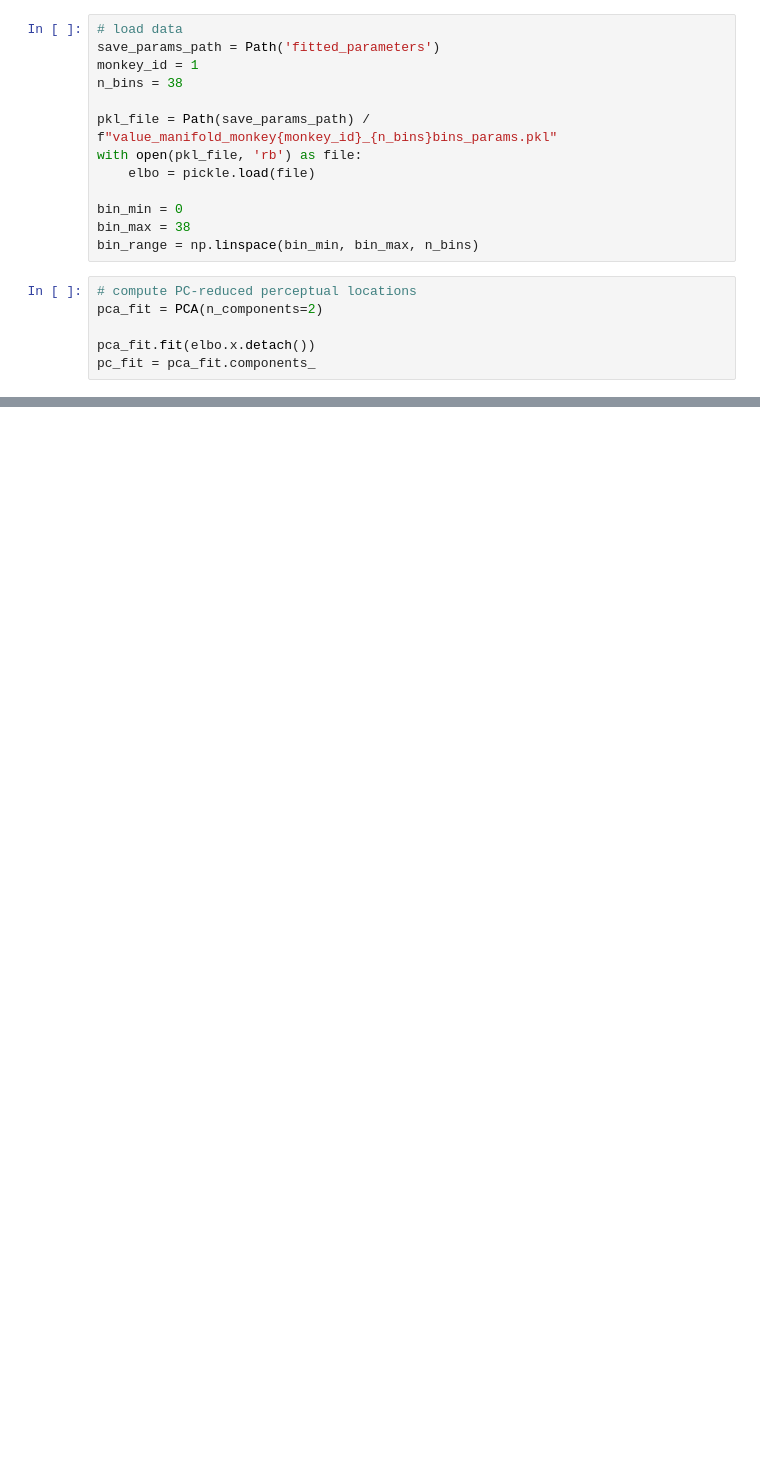
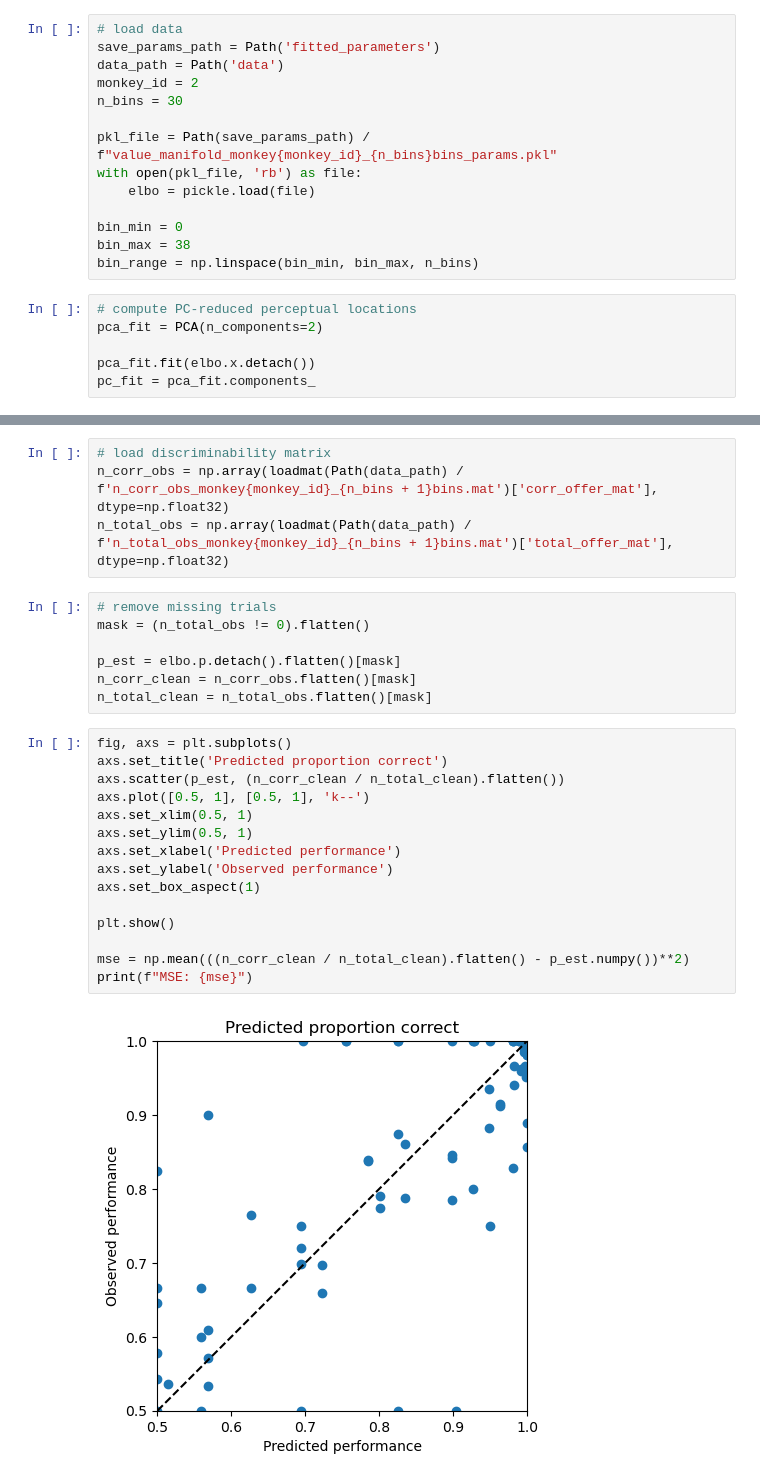
Before and after one commit to nguyen-td/value_manifold, a Jupyter notebook: plot_value_manifolds.ipynb, the cells around one changed output, grey strips where cells are left out. Saved outputs shown, nothing was run; the diff lists cells and outputs as text; blank space fills up the shorter version.

```diff
--- a/plot_value_manifolds.ipynb
+++ b/plot_value_manifolds.ipynb
@@ -10,8 +12,9 @@ from perceptual_straightening.modules.elbo import ELBO
 # %%
 # load data
 save_params_path = Path('fitted_parameters')
-monkey_id = 1
-n_bins = 38
+data_path = Path('data')
+monkey_id = 2
+n_bins = 30
 
 pkl_file = Path(save_params_path) / f"value_manifold_monkey{monkey_id}_{n_bins}bins_params.pkl"
 with open(pkl_file, 'rb') as file:
@@ -59,0 +60,28 @@ array([-0.00127843, -0.00127846, -0.00127846,  0.00915175,  0.00771276,
+# %%
+# load discriminability matrix
+n_corr_obs = np.array(loadmat(Path(data_path) / f'n_corr_obs_monkey{monkey_id}_{n_bins + 1}bins.mat')['corr_offer_mat'], dtype=np.float32)
+n_total_obs = np.array(loadmat(Path(data_path) / f'n_total_obs_monkey{monkey_id}_{n_bins + 1}bins.mat')['total_offer_mat'], dtype=np.float32)
+# %%
+# remove missing trials
+mask = (n_total_obs != 0).flatten()
+
+p_est = elbo.p.detach().flatten()[mask]
+n_corr_clean = n_corr_obs.flatten()[mask]
+n_total_clean = n_total_obs.flatten()[mask]
+# %%
+fig, axs = plt.subplots()
+axs.set_title('Predicted proportion correct')
+axs.scatter(p_est, (n_corr_clean / n_total_clean).flatten())
+axs.plot([0.5, 1], [0.5, 1], 'k--')
+axs.set_xlim(0.5, 1)
+axs.set_ylim(0.5, 1)
+axs.set_xlabel('Predicted performance')
+axs.set_ylabel('Observed performance')
+axs.set_box_aspect(1)
+
+plt.show()
+
+mse = np.mean(((n_corr_clean / n_total_clean).flatten() - p_est.numpy())**2)
+print(f"MSE: {mse}")
+# %% [output]
+[figure, added]
```
Also changed, not shown: parts of 8 cells of this notebook, 1 other file.
